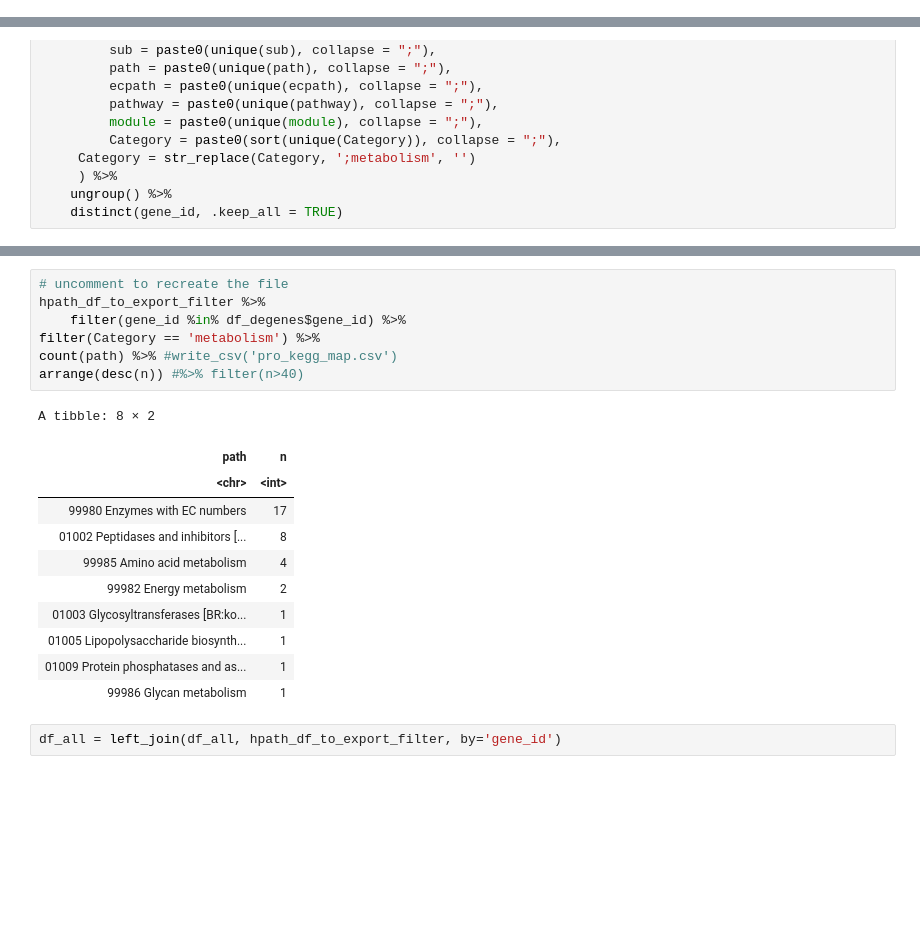
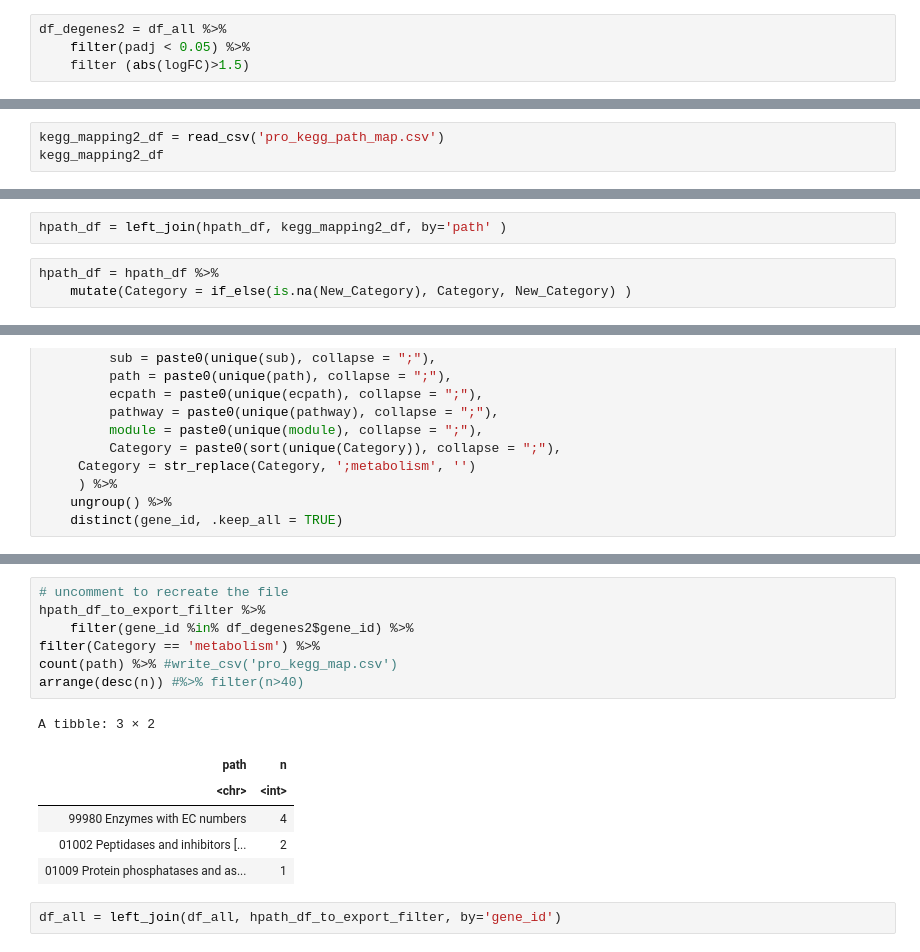
Before and after one commit to wosnat/CC1A3, a Jupyter notebook: Enrichment/CC1A3 MED4 figure long term.ipynb, the cells around one changed output, grey strips where cells are left out. Drawn from its saved outputs; the diff is of its cells as text; blank space fills up the shorter version.

```diff
--- a/Enrichment/CC1A3 MED4 figure long term.ipynb
+++ b/Enrichment/CC1A3 MED4 figure long term.ipynb
@@ -67,6 +85,10 @@ df_all = df_all %>%
 # %%
 df_degenes = df_all %>%
     filter(padj < 0.05)
+# %%
+df_degenes2 = df_all %>%
+    filter(padj < 0.05) %>%
+    filter (abs(logFC)>1.5)
 # %%
 kegg_main_list = c(
         '09100 Metabolism',
@@ -107,0 +130,3 @@ A spec_tbl_df: 23 × 4
+# %%
+kegg_mapping2_df = read_csv('pro_kegg_path_map.csv')
+kegg_mapping2_df
@@ -118,6 +160,11 @@ hpath_df = hpath_df %>%
 # %%
 # add Category
 hpath_df = left_join(hpath_df, kegg_mapping_df, by=c('sub', 'main'), )
+# %%
+hpath_df = left_join(hpath_df, kegg_mapping2_df, by='path' )
+# %%
+hpath_df = hpath_df %>%
+    mutate(Category = if_else(is.na(New_Category), Category, New_Category) )
 # %%
 # uncomment to recreate the file
 hpath_df %>%
@@ -272,22 +361,17 @@ A tibble: 12 × 17
 # %%
 # uncomment to recreate the file
 hpath_df_to_export_filter %>%
-    filter(gene_id %in% df_degenes$gene_id) %>%
+    filter(gene_id %in% df_degenes2$gene_id) %>%
 filter(Category == 'metabolism') %>%
 count(path) %>% #write_csv('pro_kegg_map.csv')
 arrange(desc(n)) #%>% filter(n>40)
 # %% [output]
-A tibble: 8 × 2
+A tibble: 3 × 2
 | path | n |
 | <chr> | <int> |
-| 99980 Enzymes with EC numbers | 17 |
-| 01002 Peptidases and inhibitors [... | 8 |
-| 99985 Amino acid metabolism | 4 |
-| 99982 Energy metabolism | 2 |
-| 01003 Glycosyltransferases [BR:ko... | 1 |
-| 01005 Lipopolysaccharide biosynth... | 1 |
+| 99980 Enzymes with EC numbers | 4 |
+| 01002 Peptidases and inhibitors [... | 2 |
 | 01009 Protein phosphatases and as... | 1 |
-| 99986 Glycan metabolism | 1 |
 # %%
 df_all = left_join(df_all, hpath_df_to_export_filter, by='gene_id')
 # %%
```
Also changed, not shown: parts of 20 cells of this notebook, 2 other files.
